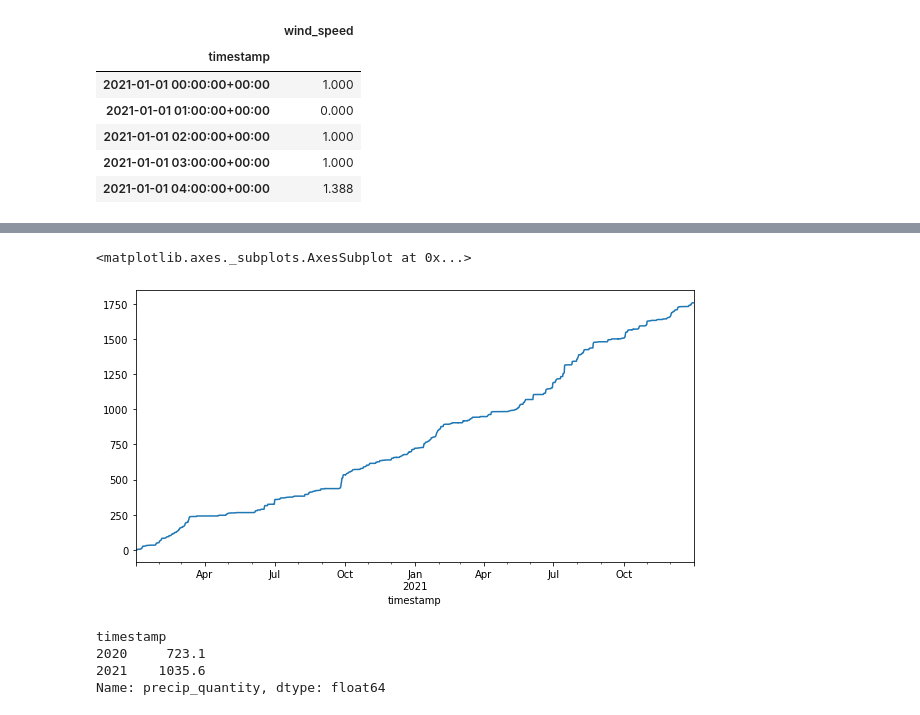
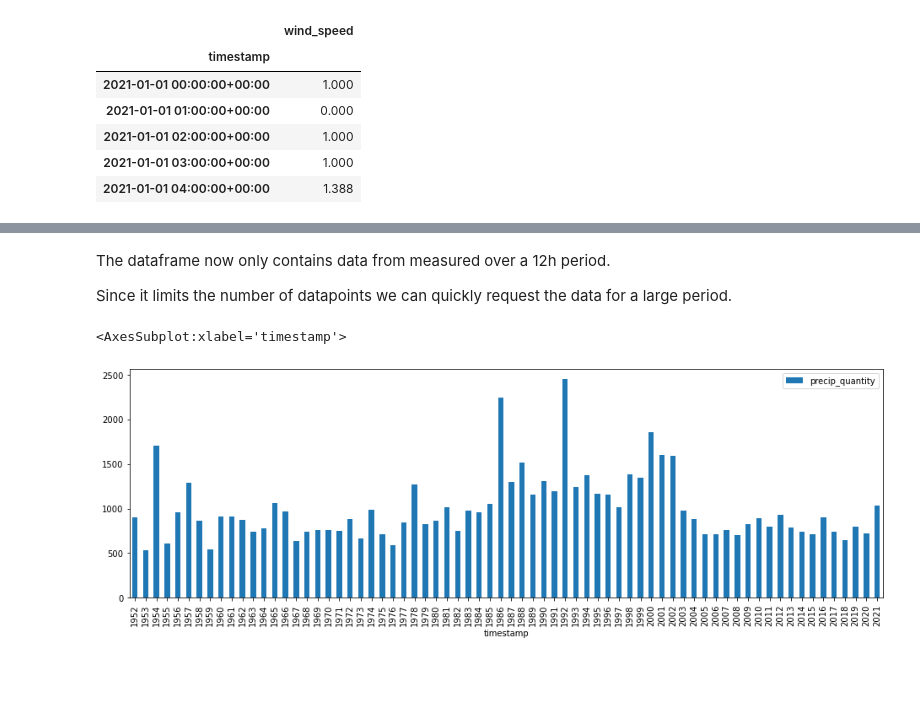
Before and after one commit to TimFranken/openkmi, a Jupyter notebook: examples/tutorial.ipynb, the cells around one changed output, grey strips where cells are left out. Saved outputs shown, nothing was run; the diff lists cells and outputs as text; code cells hidden in the pictures; blank space fills up the shorter version.

```diff
--- a/examples/tutorial.ipynb
+++ b/examples/tutorial.ipynb
@@ -145,0 +143,5 @@ df_r = df_r.loc[df_r['precip_range'] == 2, 'precip_quantity']
+# %%
+from owslib.fes import PropertyIsEqualTo
+custom_filt = PropertyIsEqualTo(propertyname='precip_range', literal='2')
+df_r = kmi.get_data('6447', start_date='2020-01-01T00:00:00', end_date= '2021-01-01T00:00:00',
+                    parameter_list=['precip_quantity', 'precip_range'], custom_filter=custom_filt)
@@ -146,13 +165,13 @@ df_r = df_r.loc[df_r['precip_range'] == 2, 'precip_quantity']
+# %% [markdown]
+The dataframe now only contains data from measured over a 12h period.
+
+Since it limits the number of datapoints we can quickly request the data for a large period.
+# %%
+df_r = kmi.get_data('6447', start_date='1950-01-01T00:00:00', end_date= '2022-01-01T00:00:00',
+                    parameter_list=['precip_quantity'], custom_filter=custom_filt)
 # %%
-fix, ax = plt.subplots(figsize=(10,5))
-df_r.cumsum().plot(ax=ax)
+fig, ax = plt.subplots(figsize=(16,5))
+df_r.groupby(df_r.index.year).sum().plot.bar(ax=ax)
 # %% [output]
-<matplotlib.axes._subplots.AxesSubplot at 0x...>
+<AxesSubplot:xlabel='timestamp'>
-[figure, old version]
+[figure, new version]
-# %%
-df_r.groupby(df_r.index.year).sum()
-# %% [output]
-timestamp
-2020     723.1
-2021    1035.6
-Name: precip_quantity, dtype: float64
```
Also changed, not shown: parts of 14 cells of this notebook, 4 other files.
